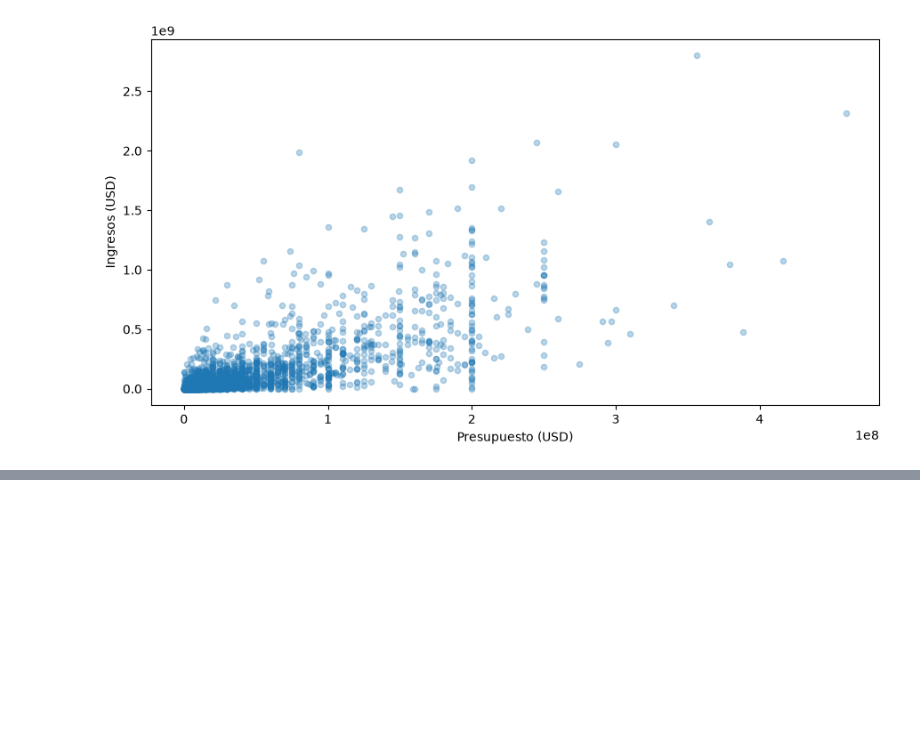
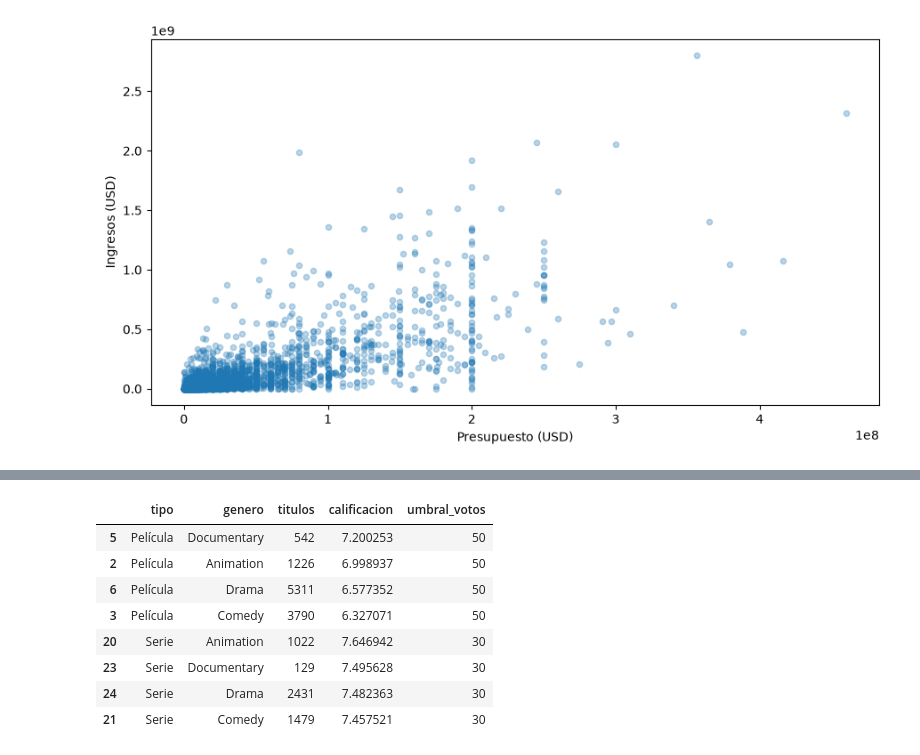
Before and after one commit to vicezepeda/STREAMVIEW-ANALYTICS, a Jupyter notebook: notebooks/01_Analisis_Exploratorio_StreamView.ipynb, the cells around one changed output, grey strips where cells are left out. Cells and saved outputs as stored; diff of their text form; code cells hidden in the pictures; blank space fills up the shorter version.

Commit message:
Aplica evaluacion 3.3.1 y documenta narrativa, evidencias y defensa EP5 EP6

```diff
--- a/notebooks/01_Analisis_Exploratorio_StreamView.ipynb
+++ b/notebooks/01_Analisis_Exploratorio_StreamView.ipynb
@@ -130,0 +135,15 @@ La correlación lineal popularidad-calificación es casi nula por tipo. La corre
+# %%
+from src.respuestas_negocio import generos_por_tipo
+generos = generos_por_tipo(df)
+display(generos[generos.genero.isin(['Animation','Documentary','Drama','Comedy'])])
+assert generos.set_index(['tipo','genero']).loc[('Película','Animation'),'titulos'] == 1226
+# %% [output]
+|  | tipo | genero | titulos | calificacion | umbral_votos |
+| 5 | Película | Documentary | 542 | 7.200253 | 50 |
+| 2 | Película | Animation | 1226 | 6.998937 | 50 |
+| 6 | Película | Drama | 5311 | 6.577352 | 50 |
+| 3 | Película | Comedy | 3790 | 6.327071 | 50 |
+| 20 | Serie | Animation | 1022 | 7.646942 | 30 |
+| 23 | Serie | Documentary | 129 | 7.495628 | 30 |
+| 24 | Serie | Drama | 2431 | 7.482363 | 30 |
+| 21 | Serie | Comedy | 1479 | 7.457521 | 30 |
```
Also changed, not shown: parts of 2 cells of this notebook, 37 other files.
